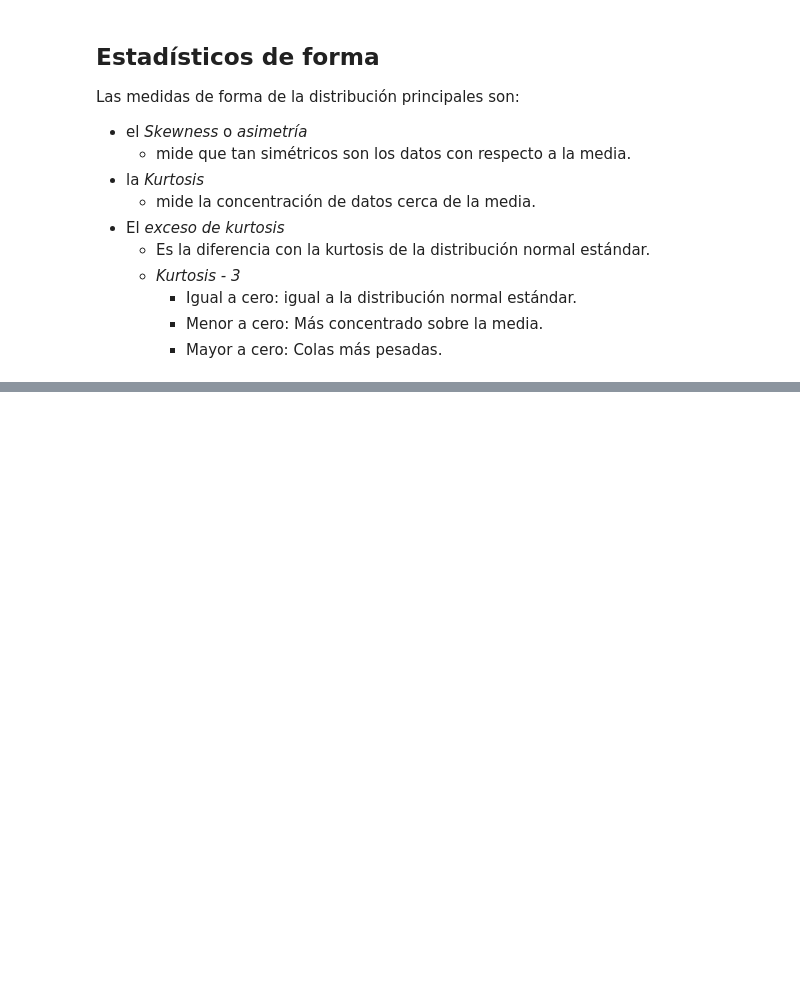
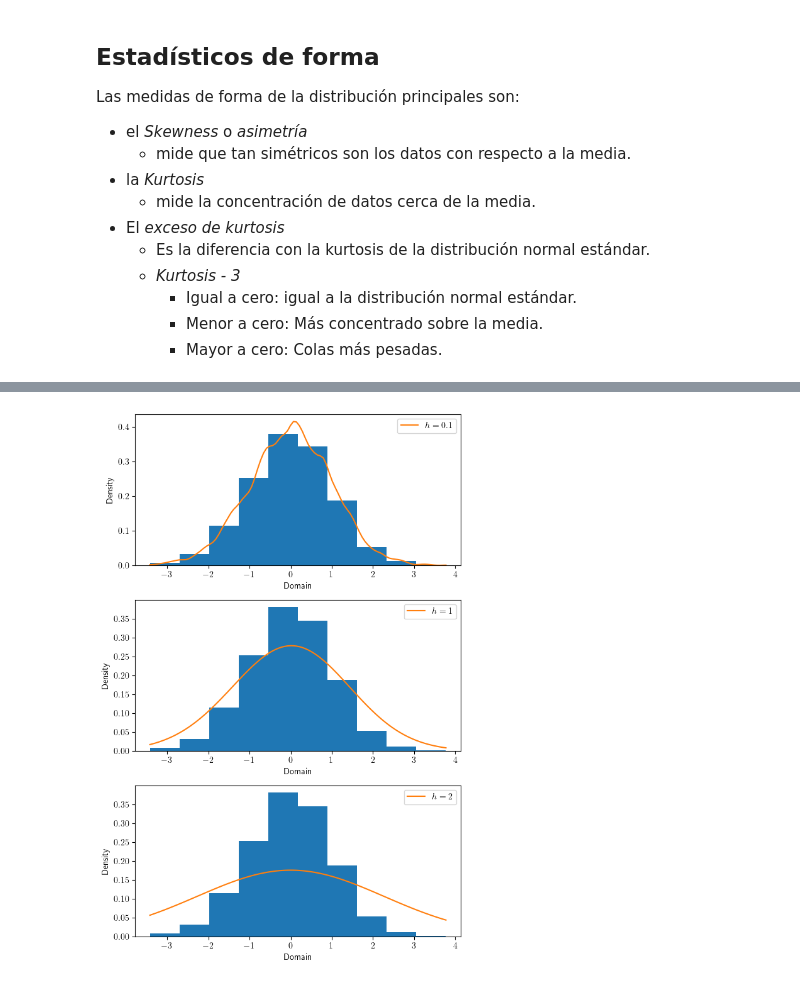
Before and after one commit to javieriserte/qualitative-data-course, a Jupyter notebook: classes/C01.2.AnalisisDescriptivos.ipynb, the cells around one changed output, grey strips where cells are left out. Saved outputs shown, nothing was run; the diff lists cells and outputs as text; code cells hidden in the pictures; blank space fills up the shorter version.

```diff
--- a/classes/C01.2.AnalisisDescriptivos.ipynb
+++ b/classes/C01.2.AnalisisDescriptivos.ipynb
@@ -586,0 +436,5 @@ heatmap(
+# %%
+import C01
+C01.kde_plot()
+# %% [output]
+[figure, added]
```
Also changed, not shown: parts of 25 cells of this notebook, 1 other file.
